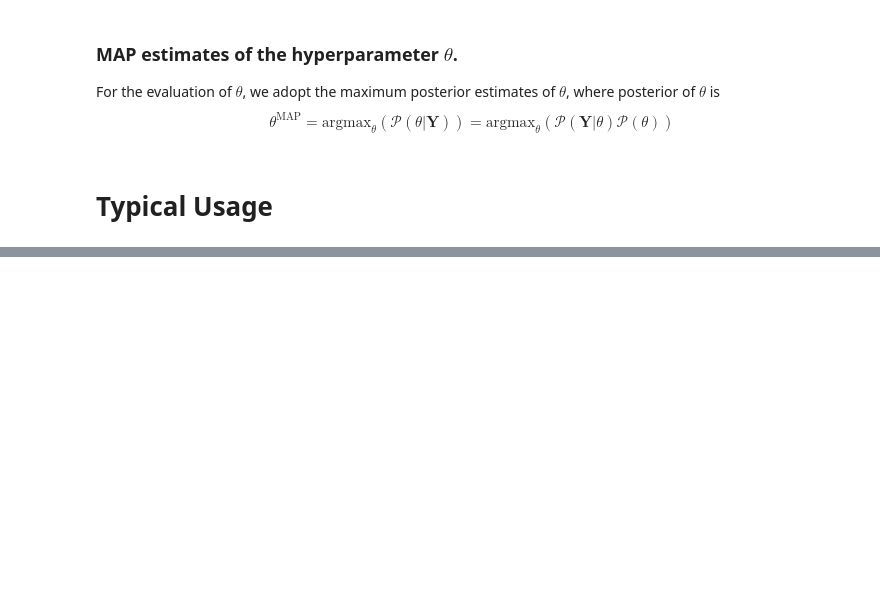
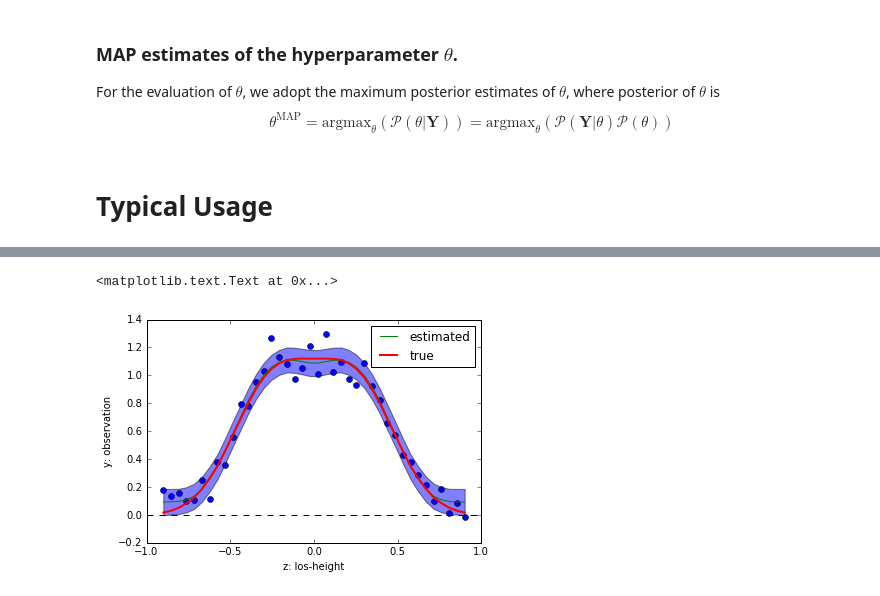
Before and after one commit to fujii-team/GPinv, a Jupyter notebook: notebooks/linear_model_example.ipynb, the cells around one changed output, grey strips where cells are left out. Drawn from its saved outputs; the diff is of its cells as text; code cells hidden in the pictures; blank space fills up the shorter version.

```diff
--- a/notebooks/linear_model_example.ipynb
+++ b/notebooks/linear_model_example.ipynb
@@ -143,0 +159,17 @@ TypeError: build_predict() takes 1 positional argument but 2 were given
+# %%
+y_mu, y_var = model.predict_y()
+# %%
+y_mu = y_mu.flatten()
+y_var = y_var.flatten()
+# %%
+plt.plot(z, y, 'o', [-1,1],[0,0], '--k')
+plt.fill_between(z, y_mu+np.sqrt(y_var), y_mu-np.sqrt(y_var), alpha=0.5)
+plt.plot(z, y_mu, label='estimated')
+plt.plot(z, np.dot(A, f), 'r', label='true',lw=2)
+plt.plot([0,1],[0,0],'--k')
+plt.legend(loc='best')
+plt.xlabel('z: los-height')
+    plt.ylabel('y: observation')
+# %% [output]
+<matplotlib.text.Text at 0x...>
+[figure, added]
```
Also changed, not shown: parts of 8 cells of this notebook, 6 other files.
